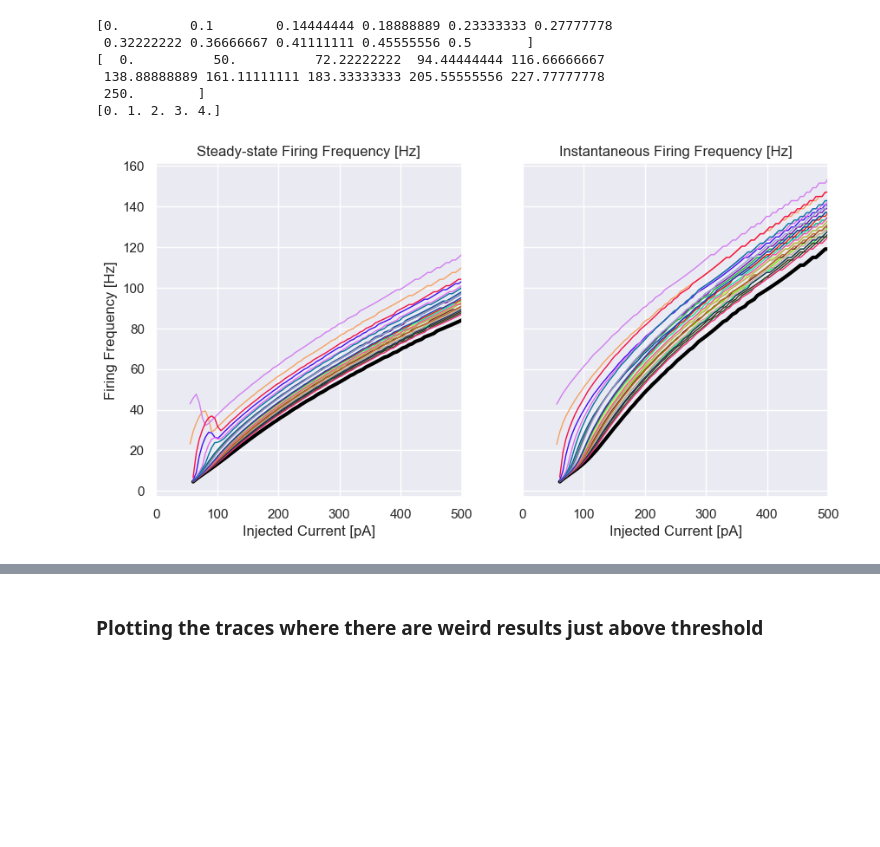
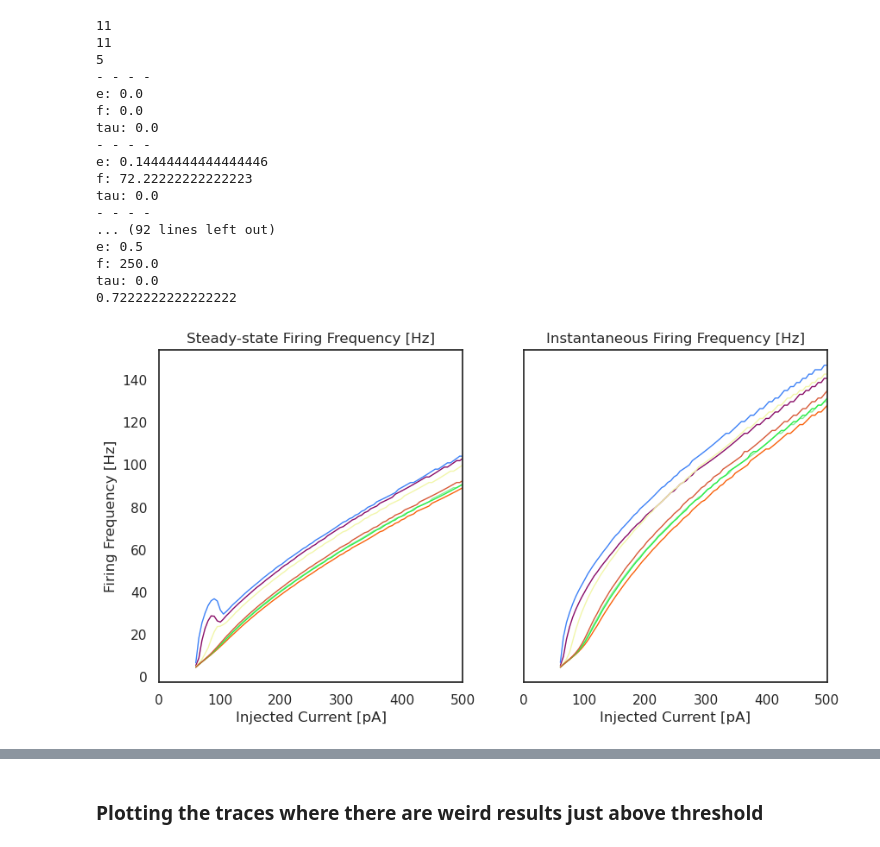
Before and after one commit to liammcs10/AQUA_project, a Jupyter notebook: bursting/plotting_gain.ipynb, the cells around one changed output, grey strips where cells are left out. Saved outputs shown, nothing was run; the diff lists cells and outputs as text; code cells hidden in the pictures; blank space fills up the shorter version.

```diff
--- a/bursting/plotting_gain.ipynb
+++ b/bursting/plotting_gain.ipynb
@@ -27,14 +27,15 @@ import random
 from simulation import get_F
 # %%
 # import data
-
-name = "RS_intHD"
+SAVE = False
+name = "RS_int_uniform"
 out_dir = f'.//{name}//'
 
-filename = f"{name}_test.pickle"
+filename = f"{name}.pickle"
 with open(filename, 'rb') as file:
     df = pickle.load(file)
 
 print(df.keys())
+print(df['f'])
 print(df['F_instant'])
 # %% [output]
@@ -60,52 +63,78 @@ e_vals = df["e"].unique()
 f_vals = df["f"].unique()
 tau_vals = df["tau"].unique()
 
-print(e_vals)
-print(f_vals)
-print(tau_vals)
+print(len(e_vals))
+print(len(f_vals))
+print(len(tau_vals))
+
 fig, ax = plt.subplots(1, 2, figsize = (10, 5), sharey = True)
 
 e_plot = e_vals[::2]
 f_plot = f_vals[::2]
 tau_plot = np.array([0.])
 
+total_count = 0
+empty_count = 0
 for e in e_plot:
     for f in f_plot:
         for tau in tau_plot:
             sub_df = df[(df["e"] == e) & (df["f"] == f) & (df["tau"] == tau)]
 
             if e == 0.0 and f == 0.0 and tau == 0.0:
                 colour = (0., 0., 0.)
                 linewidth = 3
             else:
                 colour = tuple(np.random.rand(3))   # colour for individual neurons
                 linewidth = 1
+
+            if len(sub_df['F_instant']) != 0:
+                print("- - - -")
+                print(f'e: {e}')
+                print(f'f: {f}')
+                print(f'tau: {tau}')
+                empty_count += 1
+
+            total_count += 1
             #plot F_steady
-            ax[0].plot(sub_df['I_h'], sub_df['F_steady'], c = colour, linewidth = linewidth)
-            # plot F_instant
-            ax[1].plot(sub_df['I_h'], sub_df['F_instant'], c = colour, linewidth = linewidth)
+            if np.random.rand(1) < 0.2:
+                ax[0].plot(sub_df['I_h'], sub_df['F_steady'], c = colour, linewidth = linewidth)
+                # plot F_instant
+                ax[1].plot(sub_df['I_h'], sub_df['F_instant'], c = colour, linewidth = linewidth)
 
 ax[0].set_xlabel('Injected Current [pA]')
 ax[1].set_xlabel('Injected Current [pA]')
 ax[0].set_xlim(df.min(axis = 0)['I_h'], df.max(axis = 0)['I_h'])
 ax[1].set_xlim(df.min(axis = 0)['I_h'], df.max(axis = 0)['I_h'])
 #ax[0].set_xlim(df.min(axis = 0)['I_h'], 200)
 #ax[1].set_xlim(df.min(axis = 0)['I_h'], 200)
 
 ax[0].set_ylabel('Firing Frequency [Hz]')
 
 ax[0].set_title("Steady-state Firing Frequency [Hz]")
 ax[1].set_title("Instantaneous Firing Frequency [Hz]")
 
-plt.savefig(out_dir + "I-O_gain_modulation.png")
+print(empty_count/total_count)
+
+if SAVE: plt.savefig(out_dir + "I-O_gain_modulation.png")
 # %% [output]
-[0.         0.1        0.14444444 0.18888889 0.23333333 0.27777778
- 0.32222222 0.36666667 0.41111111 0.45555556 0.5       ]
-[  0.          50.          72.22222222  94.44444444 116.66666667
- 138.88888889 161.11111111 183.33333333 205.55555556 227.77777778
- 250.        ]
-[0. 1. 2. 3. 4.]
+11
+11
+5
+- - - -
+e: 0.0
+f: 0.0
+tau: 0.0
+- - - -
+e: 0.14444444444444446
+f: 72.22222222222223
+tau: 0.0
+- - - -
+... (92 lines left out)
+e: 0.5
+f: 250.0
+tau: 0.0
+0.7222222222222222
-[figure, old version]
+[figure, new version]
 # %%
 # plot heatmap of F-steady/instant versus autapse current and delay...
 
```
Also changed, not shown: parts of 7 cells of this notebook, 11 other files.
